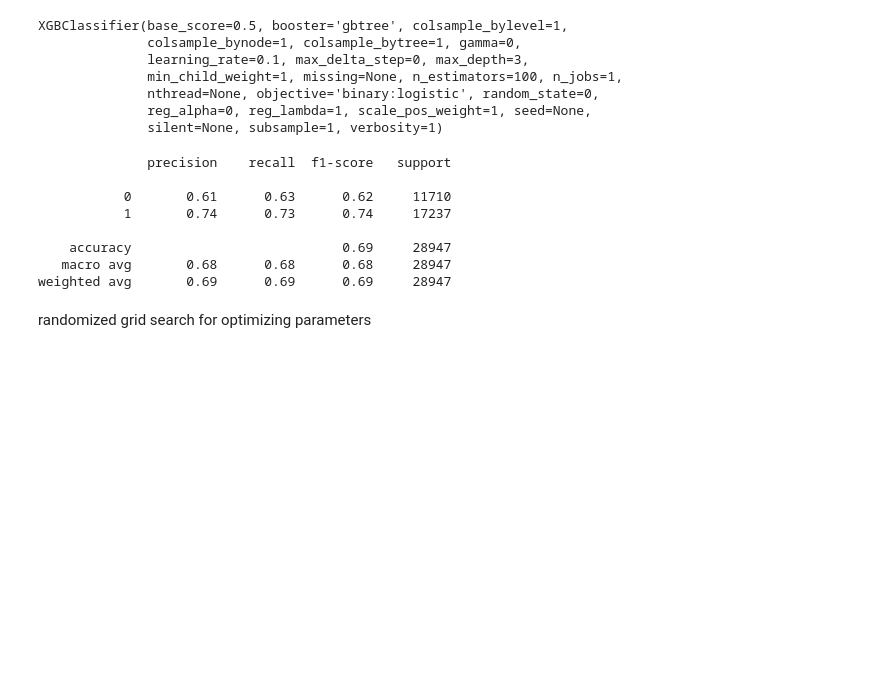
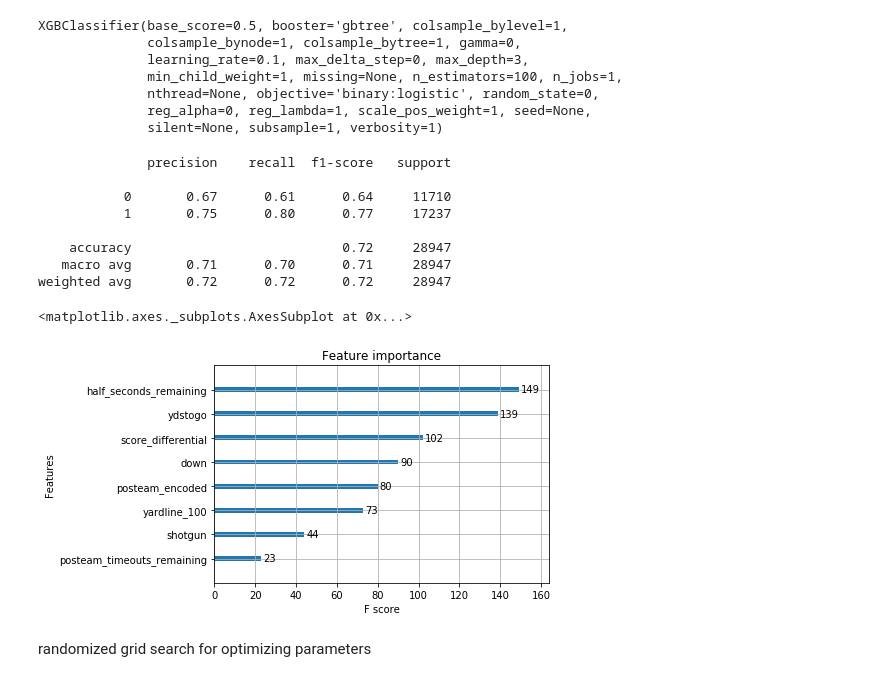
Before and after one commit to pspatel2/nfl_play_by_play_research, a Jupyter notebook: Exploring_Play_by_Play_NFL-Copy1.ipynb, the cells around one changed output. Drawn from its saved outputs; the diff is of its cells as text; code cells hidden in the pictures; blank space fills up the shorter version.

```diff
--- a/Exploring_Play_by_Play_NFL-Copy1.ipynb
+++ b/Exploring_Play_by_Play_NFL-Copy1.ipynb
@@ -194,7 +194,7 @@ dtype: int64
 # %% [markdown]
 ## Subset the dataframe to columns of interest for current analysis
 # %%
-df_play_choice = df[['game_date','yardline_100', 'half_seconds_remaining','game_seconds_remaining','down','ydstogo','ydsnet','play_type','yards_gained','posteam','shotgun','score_differential']]
+df_play_choice = df[['game_date','yardline_100', 'half_seconds_remaining','game_seconds_remaining','down','ydstogo','ydsnet','play_type','yards_gained','posteam','shotgun','score_differential','desc','posteam_timeouts_remaining']]
 # %% [markdown]
 check and treat missing values
 # %%
@@ -517,7 +518,7 @@ Try using .loc[row_indexer,col_indexer] = value instead
 See the caveats in the documentation: http://pandas.pydata.org/pandas-docs/stable/indexing.html#indexing-view-versus-copy
   """
 # %%
-X_train = df_plays_15_17[['yardline_100', 'half_seconds_remaining','game_seconds_remaining','down','ydstogo','score_differential','posteam_encoded']]
+X_train = df_plays_15_17[['yardline_100', 'half_seconds_remaining','down','ydstogo','score_differential','posteam_encoded','shotgun']]
 y_train = df_plays_15_17['play_type_encoded']
 # %%
 import xgboost as xgb
@@ -533,7 +534,7 @@ XGBClassifier(base_score=0.5, booster='gbtree', colsample_bylevel=1,
               silent=None, subsample=1, verbosity=1)
 # %%
 from sklearn.metrics import classification_report, confusion_matrix
-X_test  = df_plays_18[['yardline_100', 'half_seconds_remaining','game_seconds_remaining','down','ydstogo','score_differential','posteam_encoded']]
+X_test  = df_plays_18[['yardline_100', 'half_seconds_remaining','down','ydstogo','score_differential','posteam_encoded','shotgun']]
 y_actual = df_plays_18['play_type_encoded']
 y_pred = xgb_classifier.predict(X_test)
 
@@ -541,12 +542,17 @@ print(classification_report(y_actual,y_pred))
 # %% [output]
               precision    recall  f1-score   support
 
-           0       0.61      0.63      0.62     11710
-           1       0.74      0.73      0.74     17237
+           0       0.67      0.61      0.64     11710
+           1       0.75      0.80      0.77     17237
 
-    accuracy                           0.69     28947
-   macro avg       0.68      0.68      0.68     28947
-weighted avg       0.69      0.69      0.69     28947
+    accuracy                           0.72     28947
+   macro avg       0.71      0.70      0.71     28947
+weighted avg       0.72      0.72      0.72     28947
+# %%
+xgb.plot_importance(xgb_classifier)
+# %% [output]
+<matplotlib.axes._subplots.AxesSubplot at 0x...>
+[figure, added]
 # %% [markdown]
 randomized grid search for optimizing parameters
 # %%
```
Also changed, not shown: parts of 30 cells of this notebook, 1 other file.
